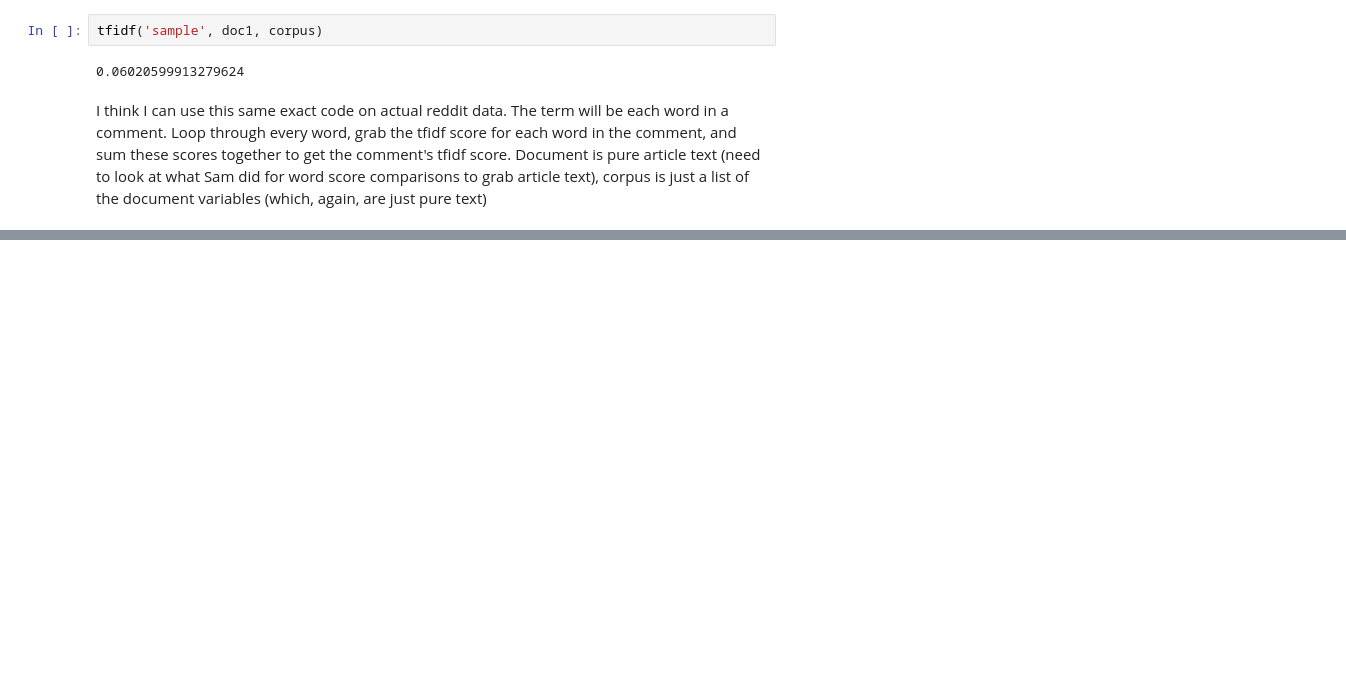
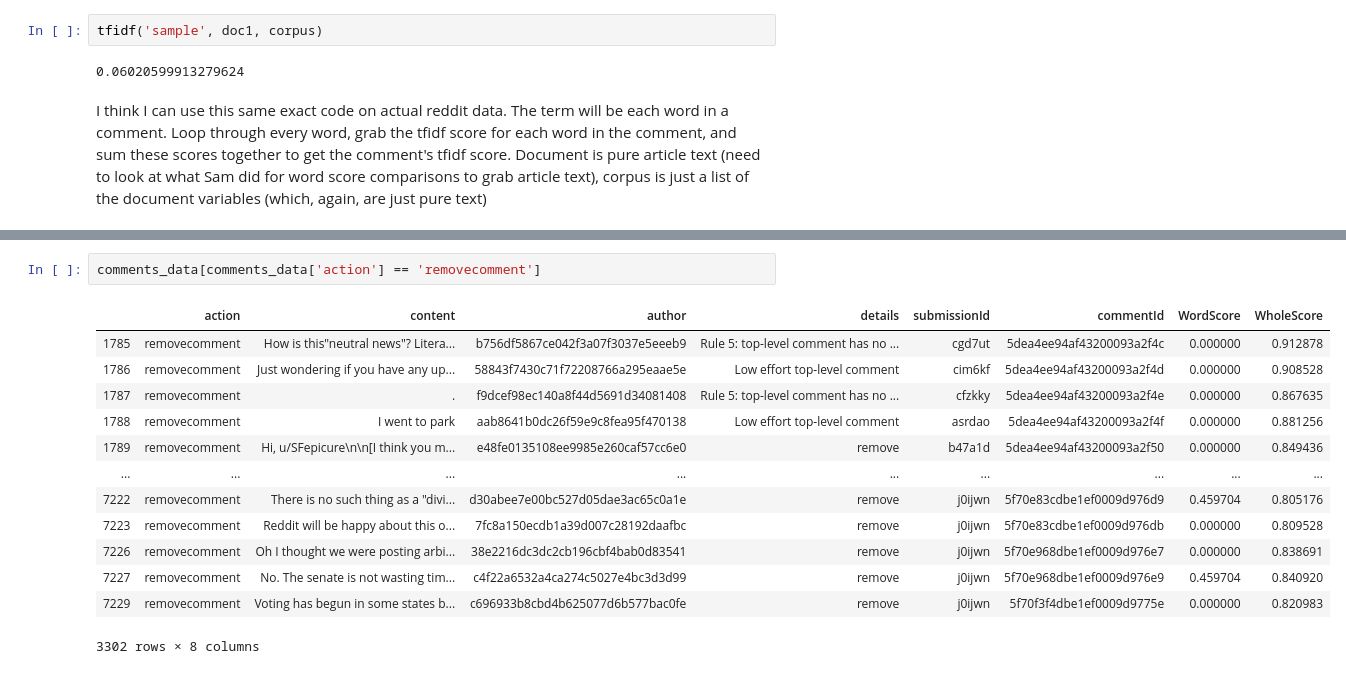
Before and after one commit to mcatalano26/cmps-cap, a Jupyter notebook: TFIDF.ipynb, the cells around one changed output, grey strips where cells are left out. Cells and saved outputs as stored; diff of their text form; blank space fills up the shorter version.

```diff
--- a/TFIDF.ipynb
+++ b/TFIDF.ipynb
@@ -47,0 +61,16 @@ topics_data.iloc[1]['text']
+# %%
+comments_data[comments_data['action'] == 'removecomment']
+# %% [output]
+|  | action | content | author | details | submissionId | commentId | WordScore | WholeScore |
+| 1785 | removecomment | How is this"neutral news"? Litera... | b756df5867ce042f3a07f3037e5eeeb9 | Rule 5: top-level comment has no ... | cgd7ut | 5dea4ee94af43200093a2f4c | 0.000000 | 0.912878 |
+| 1786 | removecomment | Just wondering if you have any up... | 58843f7430c71f72208766a295eaae5e | Low effort top-level comment | cim6kf | 5dea4ee94af43200093a2f4d | 0.000000 | 0.908528 |
+| 1787 | removecomment | . | f9dcef98ec140a8f44d5691d34081408 | Rule 5: top-level comment has no ... | cfzkky | 5dea4ee94af43200093a2f4e | 0.000000 | 0.867635 |
+| 1788 | removecomment | I went to park | aab8641b0dc26f59e9c8fea95f470138 | Low effort top-level comment | asrdao | 5dea4ee94af43200093a2f4f | 0.000000 | 0.881256 |
+| 1789 | removecomment | Hi, u/SFepicure\n\n[I think you m... | e48fe0135108ee9985e260caf57cc6e0 | remove | b47a1d | 5dea4ee94af43200093a2f50 | 0.000000 | 0.849436 |
+| ... | ... | ... | ... | ... | ... | ... | ... | ... |
+| 7222 | removecomment | There is no such thing as a "divi... | d30abee7e00bc527d05dae3ac65c0a1e | remove | j0ijwn | 5f70e83cdbe1ef0009d976d9 | 0.459704 | 0.805176 |
+| 7223 | removecomment | Reddit will be happy about this o... | 7fc8a150ecdb1a39d007c28192daafbc | remove | j0ijwn | 5f70e83cdbe1ef0009d976db | 0.000000 | 0.809528 |
+| 7226 | removecomment | Oh I thought we were posting arbi... | 38e2216dc3dc2cb196cbf4bab0d83541 | remove | j0ijwn | 5f70e968dbe1ef0009d976e7 | 0.000000 | 0.838691 |
+| 7227 | removecomment | No. The senate is not wasting tim... | c4f22a6532a4ca274c5027e4bc3d3d99 | remove | j0ijwn | 5f70e968dbe1ef0009d976e9 | 0.459704 | 0.840920 |
+| 7229 | removecomment | Voting has begun in some states b... | c696933b8cbd4b625077d6b577bac0fe | remove | j0ijwn | 5f70f3f4dbe1ef0009d9775e | 0.000000 | 0.820983 |
+3302 rows × 8 columns
```
Also changed, not shown: parts of 15 cells of this notebook.
